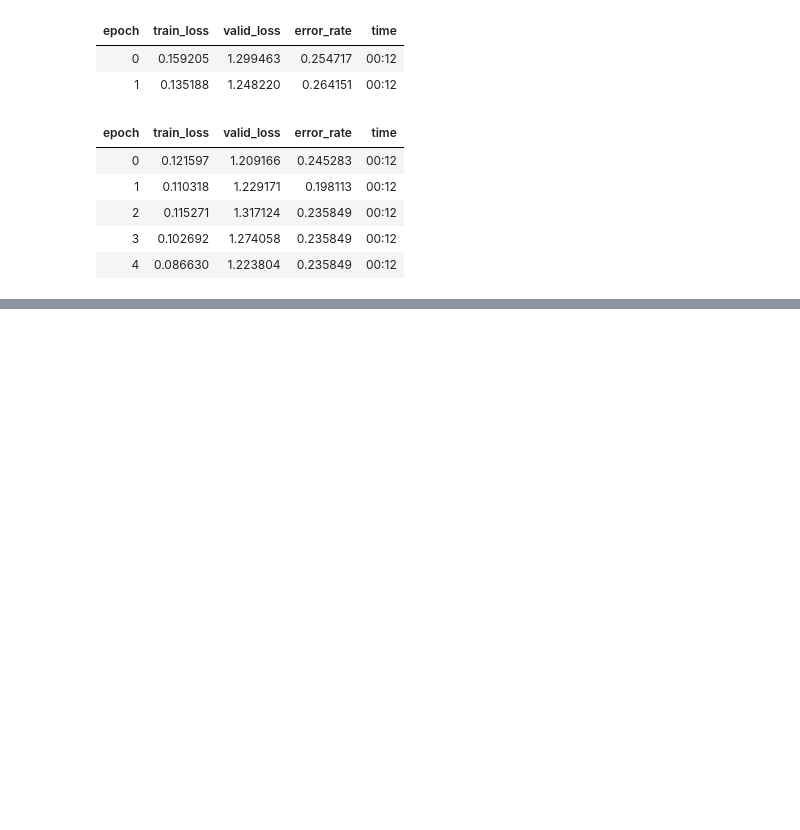
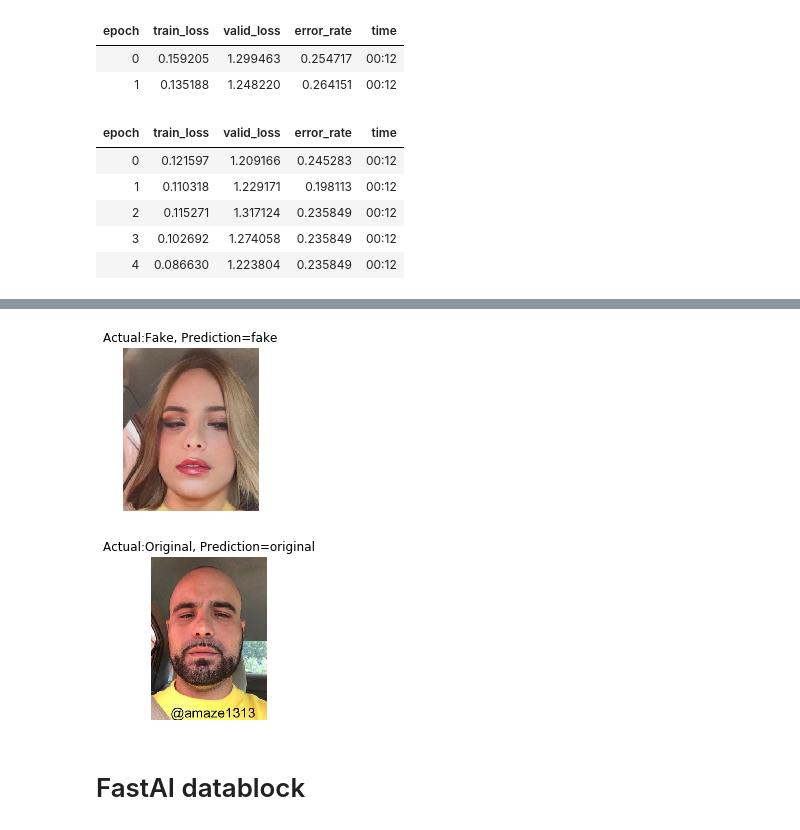
Before and after one commit to moaaztaha/Faceapp-Gender-Swap-Detection, a Jupyter notebook: Training a model.ipynb, the cells around one changed output, grey strips where cells are left out. Saved outputs shown, nothing was run; the diff lists cells and outputs as text; code cells hidden in the pictures; blank space fills up the shorter version.

```diff
--- a/Training a model.ipynb
+++ b/Training a model.ipynb
@@ -113,0 +175,10 @@ learn.save('stage-34')
+# %%
+fake_img = open_image('test_images/fake_2.jpg')
+orig_img = open_image('test_images/original_2.jpg')
+
+test_2_images([fake_img, orig_img], ['Fake', 'Original'])
+# %% [output]
+[figure, added]
+[figure, added]
+# %% [markdown]
+# FastAI datablock
```
Also changed, not shown: parts of 85 cells of this notebook, 1 other file.
